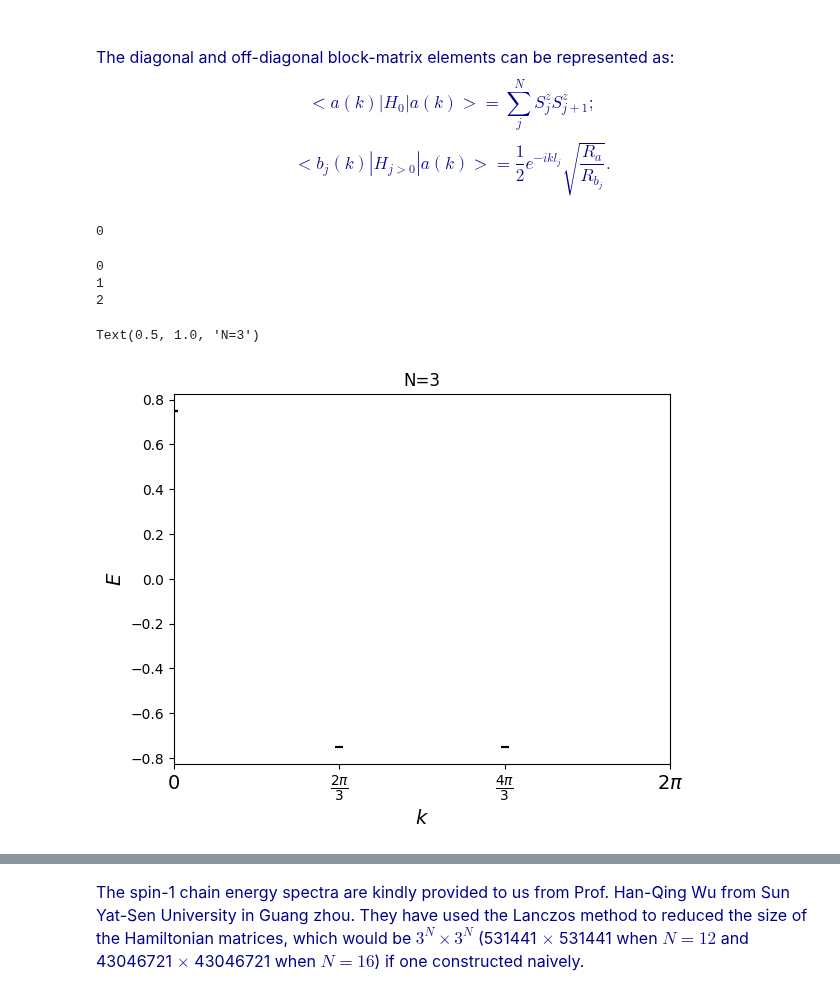
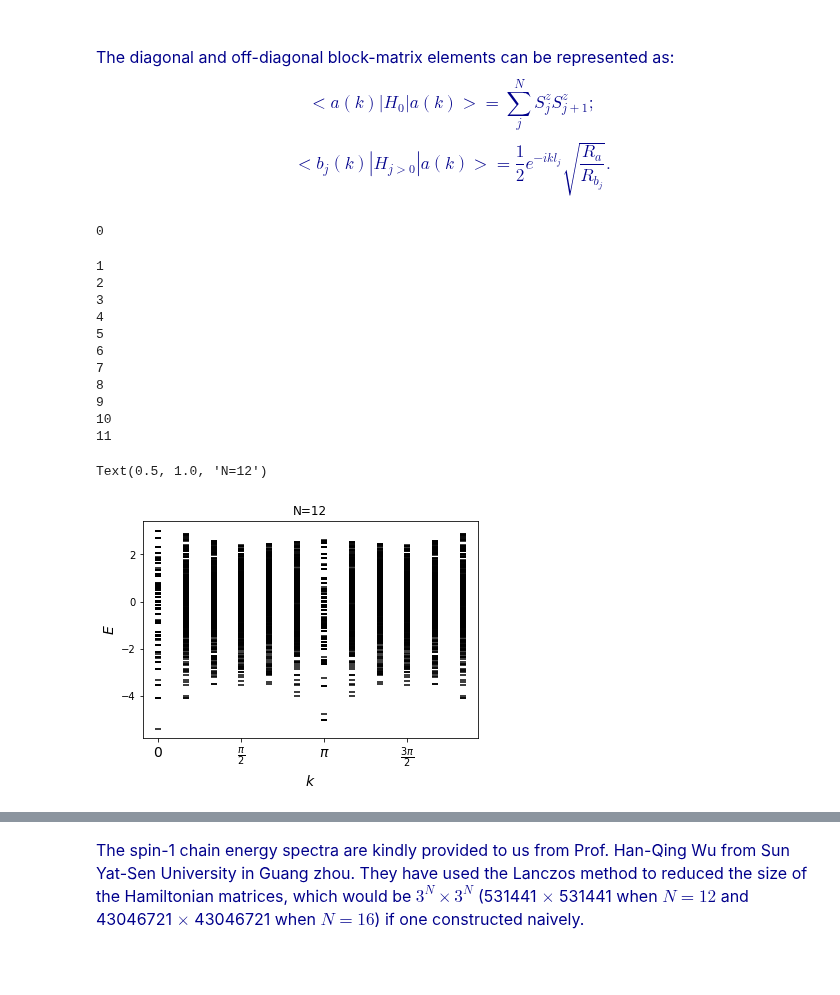
Before and after one commit to DavidGoing/computationalphysics_HKU2023, a Jupyter notebook: ED/ED_Heisenberg_2_symmetries.ipynb, the cells around one changed output, grey strips where cells are left out. Cells and saved outputs as stored; diff of their text form; code cells hidden in the pictures; blank space fills up the shorter version.

```diff
--- a/ED/ED_Heisenberg_2_symmetries.ipynb
+++ b/ED/ED_Heisenberg_2_symmetries.ipynb
@@ -78,6 +67,0 @@ for num_up in range(0,N+1): # we use the number of spin_ups to specify the block
-# %%
-for i in range(N+1):
-  print('==============')
-  print(energy[i])
-  print(states_dic[i])
-  print(states_index[i])
@@ -105,3 +67,0 @@ for i in range(N+1):
-# %%
-a,b,c = [-0.81649658 , 0.40824829 , 0.40824829]
-print(a**2 + b**2 + c**2)
@@ -127,20 +105,14 @@ Text(0, 0.5, 'Energy')
     <br><br> To build each block-matrix, we can write the hamiltonian as: $H_0=\sum_{j}^NS_j^zS_{j+1}^z$, and $H_j=\frac{1}{2}(S_j^+S_{j+1}^-+S_j^-S_{j+1}^+).$  <br> In the momentum states: $$H|a(k)>=\frac{1}{\sqrt{N_a}}\sum_{j=0}^N\sum_{r=0}^{N-1}e^{-ikr}T^rH_j|a>.$$  In addition, $H_j|a>=h_a^jT^{-l_j}|b_j>$, the $h_a^j$ is the eigenvalue, and $|b_j>$ is another representative state. Therefore, by using the definition of momentum states and removing the summation index $r$, we have: $$H|a(k)>=\sum_{j=0}^Nh_a^je^{-ikl_j}\sqrt{\frac{N_{b_j}}{N_a}}|b_j(k)>.$$ <br> The diagonal and off-diagonal block-matrix elements can be represented as: $$<a(k)|H_0|a(k)>=\sum_j^NS_j^zS_{j+1}^z;$$ $$<b_j(k)|H_{j>0}|a(k)>=\frac{1}{2}e^{-ikl_j}\sqrt{\frac{R_a}{R_{b_j}}}.$$
 # %%
 # set parameters
-N=3
+N=12
 dimension=2**N
 #spin chain with all spin-down
 z='0'*N
 # %%
 method=1
-# %%
-np.mod(0,5)
-# %% [output]
-0
 # %%
 energy={}
-all_vects = {}
-components = {}
 for m in range(0,N): #k=m*2pi/N
     print(m)
     d=0
@@ -168,7 +140,6 @@ for m in range(0,N): #k=m*2pi/N
                             R_list.append(ii)
                             state_list.append(state)
                             break
-
     # construc block-matrix
     Hm=np.zeros((d,d))
     for a in range(d):
@@ -209,20 +180,27 @@ for m in range(0,N): #k=m*2pi/N
                     Hm[a,b]+=0.5*np.sqrt(R_list[a]/R_list[b])*np.exp(-1j*2*np.pi*m*l/N) # off-diagonal
     eig_v=np.real(np.linalg.eig(Hm)[0])
     energy[m]=eig_v
-    all_vects[m] = state_list
-    components[m] = np.linalg.eig(Hm)[1].T
 # %% [output]
 0
-1
-2
+1
+2
+3
+4
+5
+6
+7
+8
+9
+10
+11
 # %%
 for i in range(N):
-    plt.scatter([i*2*np.pi/N]*len(energy[i]),energy[i],marker='_',color='black')
+    plt.scatter([i]*len(energy[i]),energy[i],marker='_',color='black')
 plt.xlabel(r'$k$',fontsize=14)
 plt.ylabel(r'$E$',fontsize=14)
-plt.xticks([0,np.pi*2/3,np.pi*4/3,2*np.pi],[r'$0$',r'$\frac{2\pi}{3}$',r'${\frac{4\pi}{3}}$',r'$2\pi$'],fontsize=14)
-plt.xlim(0,2*np.pi)
+plt.xticks([0,int(N/4),int(N/2),int(3*N/4)],[r'$0$',r'$\frac{\pi}{2}$',r'${\pi}$',r'$\frac{3\pi}{2}$'],fontsize=14)
 plt.title('N='+str(N))
+#plt.ylim(-8.1,-6.5)
 # %% [output]
-Text(0.5, 1.0, 'N=3')
+Text(0.5, 1.0, 'N=12')
-[figure, old version]
+[figure, new version]
```
Also changed, not shown: parts of 13 cells of this notebook.
